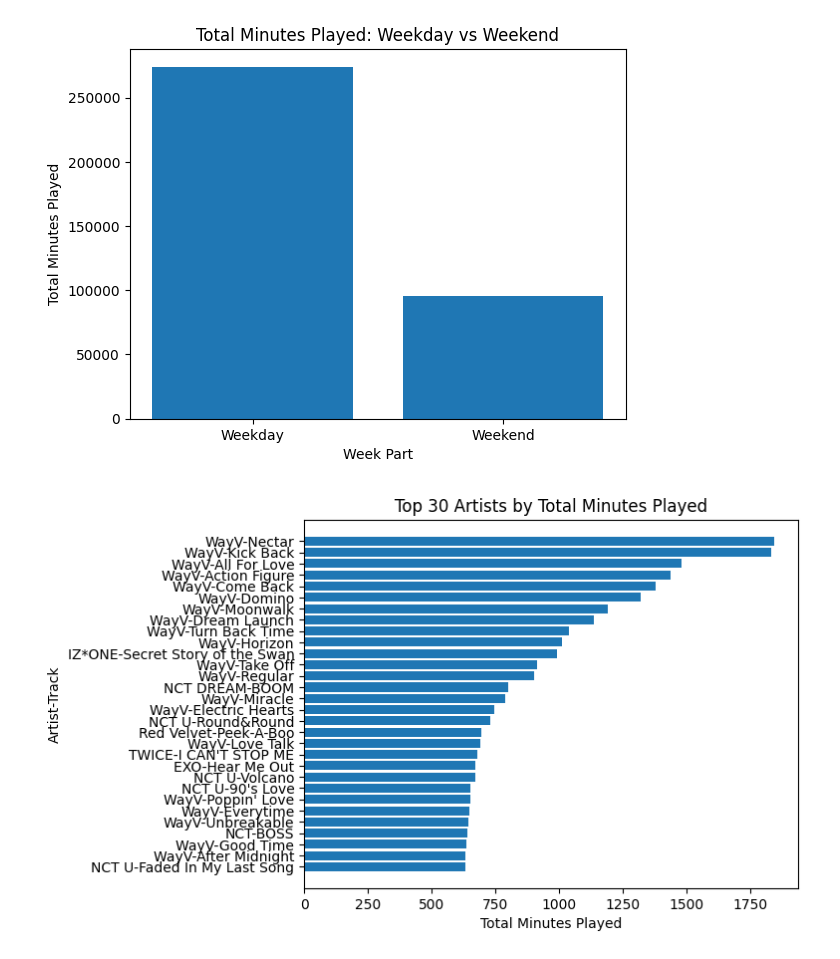
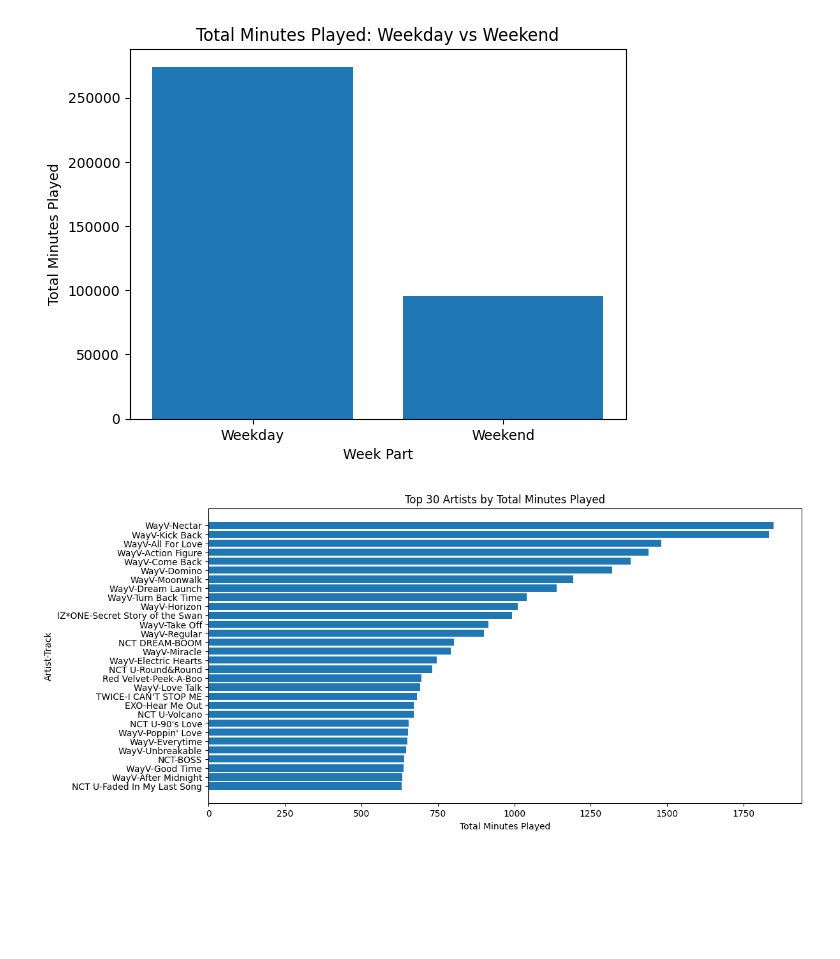
Before and after one commit to austin-ing/spotify_listening_analysis, a Jupyter notebook: notebooks/spotify_eda.ipynb, the cells around one changed output. Drawn from its saved outputs; the diff is of its cells as text; code cells hidden in the pictures; blank space fills up the shorter version.

```diff
--- a/notebooks/spotify_eda.ipynb
+++ b/notebooks/spotify_eda.ipynb
@@ -329,21 +339,21 @@ plt.show()
 # %%
 df["artists_track"] = df["artist_name"].astype(str) + "-" + df["track_name"].astype(str)
 
 top_artists_track = (
     df.groupby("artists_track")["minutes_played"]
       .sum()
       .sort_values(ascending=False)
       .head(30)
 )
 
-plt.figure()
+plt.figure(figsize=(12, 6))
 plt.barh(top_artists_track.index, top_artists_track.values)
 
 plt.title("Top 30 Artists by Total Minutes Played")
 plt.xlabel("Total Minutes Played")
 plt.ylabel("Artist-Track")
 
 plt.gca().invert_yaxis()
 plt.show()
 # %% [output]
-[figure, old version]
+[figure, new version]
```
Also changed, not shown: parts of 9 cells of this notebook.
